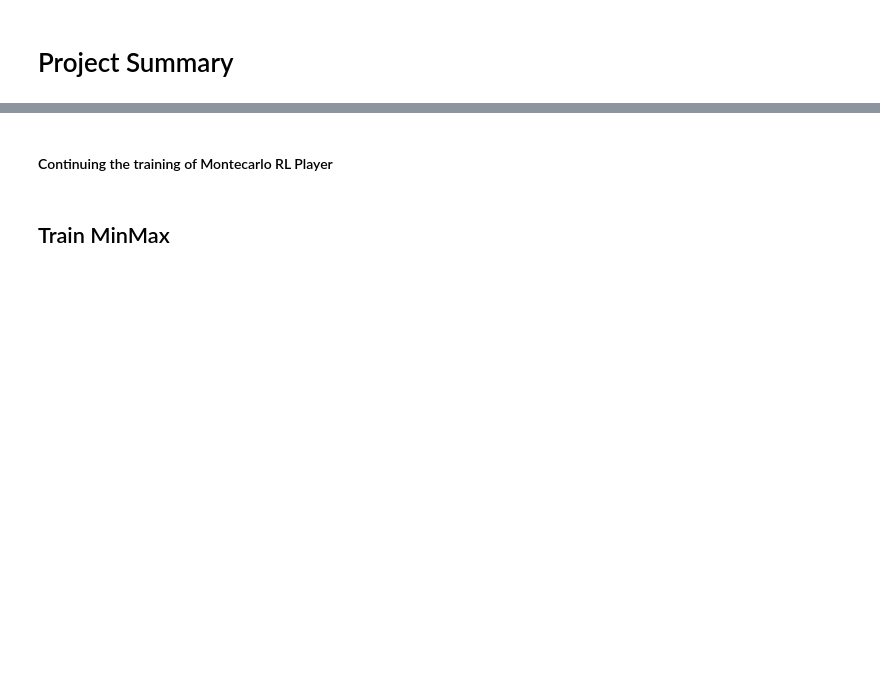
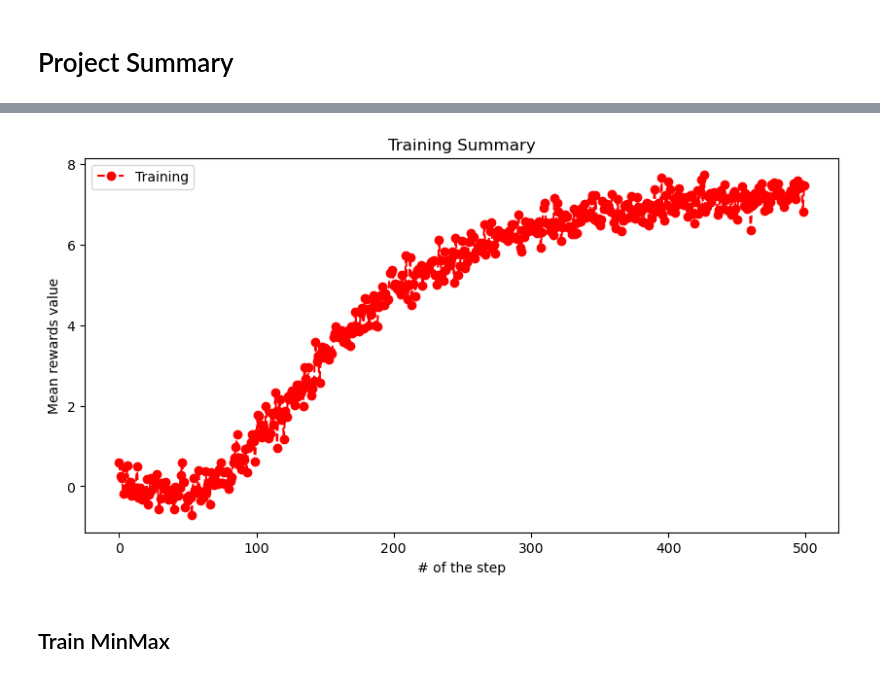
Before and after one commit to FarInHeight/Computational-Intelligence-Project, a Jupyter notebook: project_summary.ipynb, the cells around one changed output, grey strips where cells are left out. Saved outputs shown, nothing was run; the diff lists cells and outputs as text; code cells hidden in the pictures; blank space fills up the shorter version.

```diff
--- a/project_summary.ipynb
+++ b/project_summary.ipynb
@@ -97,2 +63,0 @@ plot_training_stats(rewards, step_size=200)
-# %% [markdown]
-#### Continuing the training of Montecarlo RL Player
@@ -125,3 +64,9 @@ plot_training_stats(rewards, step_size=2000)
+# %%
+monte_carlo_rl_player = MonteCarloRLPlayer()
+monte_carlo_rl_player.load('trained_agents/monte_carlo_rl.pkl')
+plot_training_stats(monte_carlo_rl_player.rewards, step_size=1_000)
+# %% [output]
+[figure, added]
 # %% [markdown]
 ## Train MinMax
 # %%
```
Also changed, not shown: parts of 26 cells of this notebook, 12 other files.
